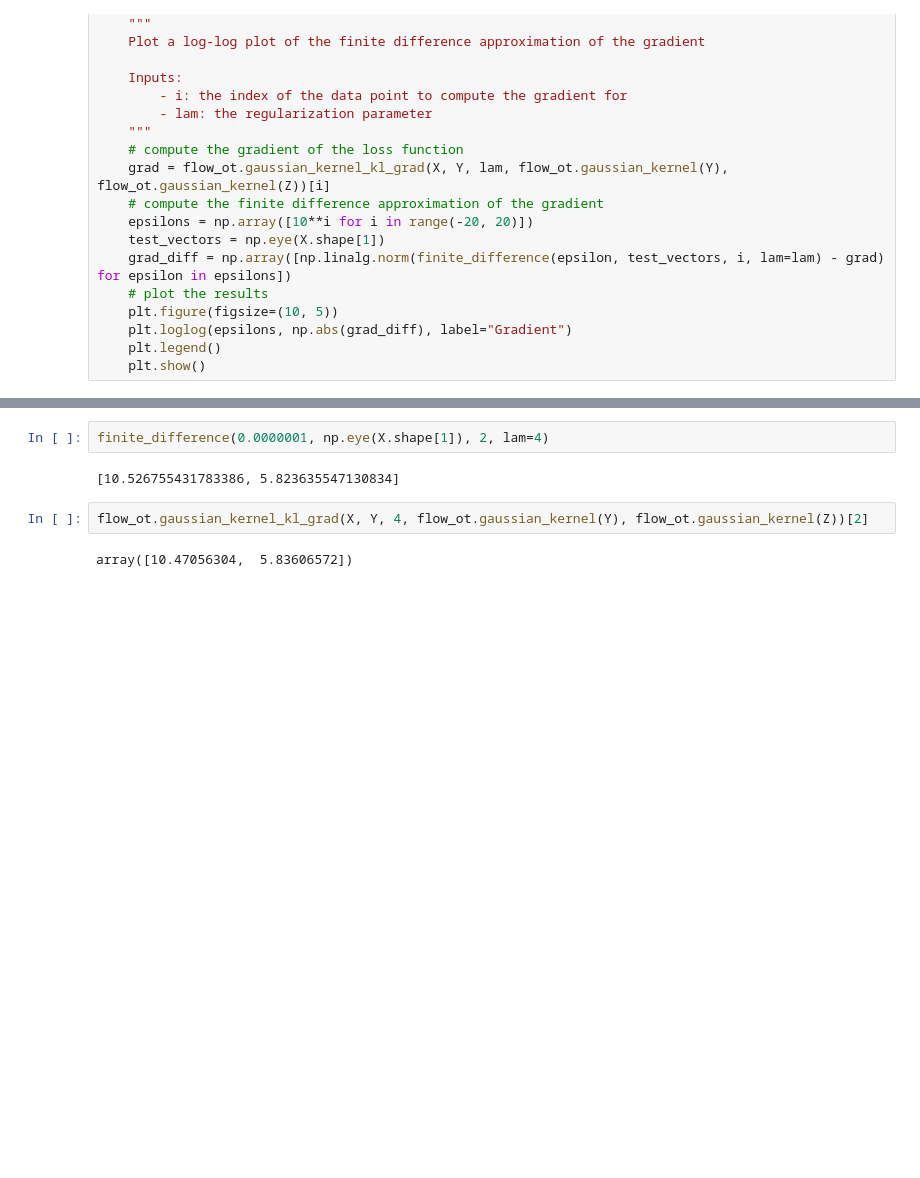
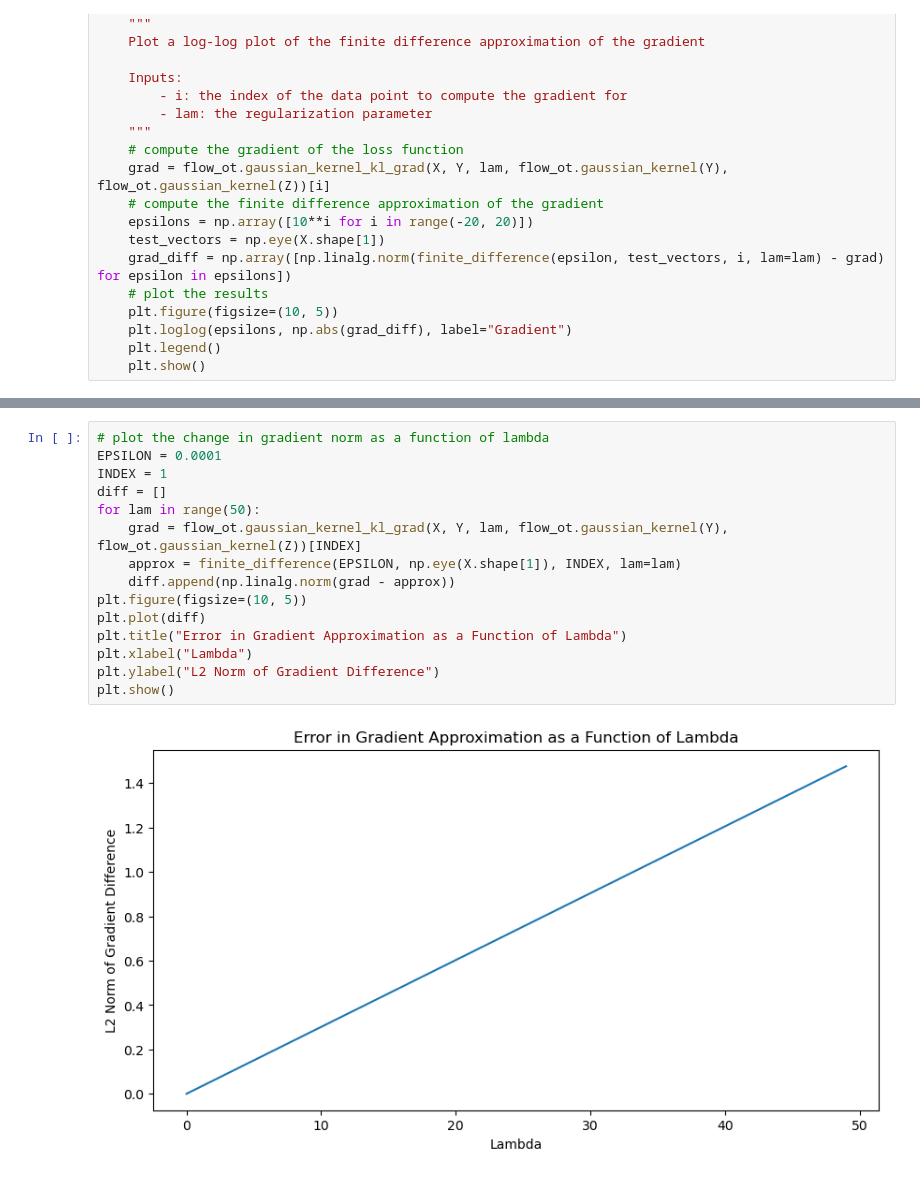
Before and after one commit to KataTech/OTFactorDiscovery, a Jupyter notebook: kai/flow_ot_exp.ipynb, the cells around one changed output, grey strips where cells are left out. Drawn from its saved outputs; the diff is of its cells as text; blank space fills up the shorter version.

```diff
--- a/kai/flow_ot_exp.ipynb
+++ b/kai/flow_ot_exp.ipynb
@@ -170,10 +211,19 @@ plot_log_grad_difference(0, lam=50)
 # %% [output]
 [figure]
-# %%
-finite_difference(0.0000001, np.eye(X.shape[1]), 2, lam=4)
-# %% [output]
-[10.526755431783386, 5.823635547130834]
-# %%
-flow_ot.gaussian_kernel_kl_grad(X, Y, 4, flow_ot.gaussian_kernel(Y), flow_ot.gaussian_kernel(Z))[2]
-# %% [output]
-array([10.47056304,  5.83606572])
+# %%
+# plot the change in gradient norm as a function of lambda
+EPSILON = 0.0001
+INDEX = 1
+diff = []
+for lam in range(50):
+    grad = flow_ot.gaussian_kernel_kl_grad(X, Y, lam, flow_ot.gaussian_kernel(Y), flow_ot.gaussian_kernel(Z))[INDEX]
+    approx = finite_difference(EPSILON, np.eye(X.shape[1]), INDEX, lam=lam)
+    diff.append(np.linalg.norm(grad - approx))
+plt.figure(figsize=(10, 5))
+plt.plot(diff)
+plt.title("Error in Gradient Approximation as a Function of Lambda")
+plt.xlabel("Lambda")
+plt.ylabel("L2 Norm of Gradient Difference")
+plt.show()
+# %% [output]
+[figure, added]
```
Also changed, not shown: parts of 6 cells of this notebook, 1 other file.
